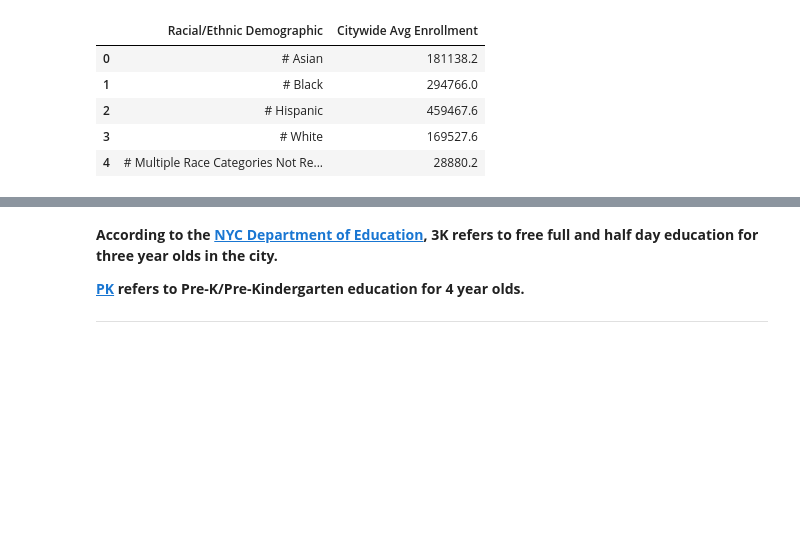
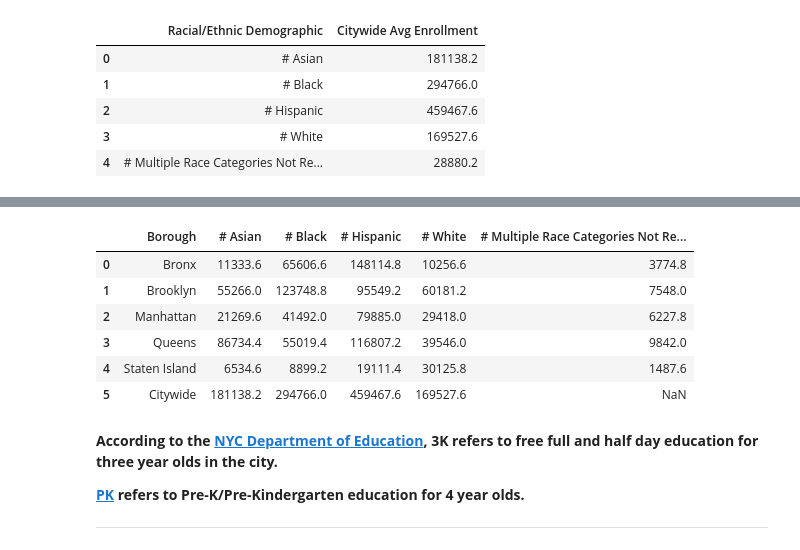
Before and after one commit to thetechleila/NYC-Public-Schools-EDA-Pre-and-Post-Pandemic, a Jupyter notebook: code/eda.ipynb, the cells around one changed output, grey strips where cells are left out. Saved outputs shown, nothing was run; the diff lists cells and outputs as text; code cells hidden in the pictures; blank space fills up the shorter version.

Commit message:
demo averages for city and boroughs

```diff
--- a/code/eda.ipynb
+++ b/code/eda.ipynb
@@ -411,3 +396,14 @@ ethno_dem_df
 | 2 | # Hispanic | 459467.6 |
 | 3 | # White | 169527.6 |
 | 4 | # Multiple Race Categories Not Re... | 28880.2 |
+# %%
+
+#Use GroupBy to get single racial/ethnic demographic averages per Borough
+eth_columns = ["# Asian", "# Black", "# Hispanic", "# White",
+               "# Multiple Race Categories Not Represented"]
+
+boro_eth_df = boro_dem_df[["Borough"] + eth_columns]
+
+boro_eth_avg_df = (boro_eth_df.groupby("Borough", as_index=False)[eth_columns].mean())
+
+boro_eth_avg_df
@@ -414,3 +417,23 @@ ethno_dem_df
+# %%
+#Create one dataframe with citywide and 5 borough average racial ethnic demographics 2015-2020
+
+181138.2, 294766.0, 459467.6, 169527.6, 28880.2
+
+city_row_data = {'Borough': ["Citywide"], "# Asian": [181138.2], "# Black": [294766.0], "# Hispanic": [459467.6],
+                "# White": [169527.6],   }
+city_row_df = pd.DataFrame(city_row_data )
+
+cityboro_eth_df = pd.concat([boro_eth_avg_df, city_row_df], ignore_index=True)
+
+cityboro_eth_df
+# %% [output]
+|  | Borough | # Asian | # Black | # Hispanic | # White | # Multiple Race Categories Not Re... |
+| 0 | Bronx | 11333.6 | 65606.6 | 148114.8 | 10256.6 | 3774.8 |
+| 1 | Brooklyn | 55266.0 | 123748.8 | 95549.2 | 60181.2 | 7548.0 |
+| 2 | Manhattan | 21269.6 | 41492.0 | 79885.0 | 29418.0 | 6227.8 |
+| 3 | Queens | 86734.4 | 55019.4 | 116807.2 | 39546.0 | 9842.0 |
+| 4 | Staten Island | 6534.6 | 8899.2 | 19111.4 | 30125.8 | 1487.6 |
+| 5 | Citywide | 181138.2 | 294766.0 | 459467.6 | 169527.6 | NaN |
 # %% [markdown]
 **According to the [NYC Department of Education](https://teachnyc.net/want-to-be-teacher/early-childhood-education/all-about), 3K refers to free full and half day education for three year olds in the city.**
 
```
Also changed, not shown: parts of 8 cells of this notebook.
